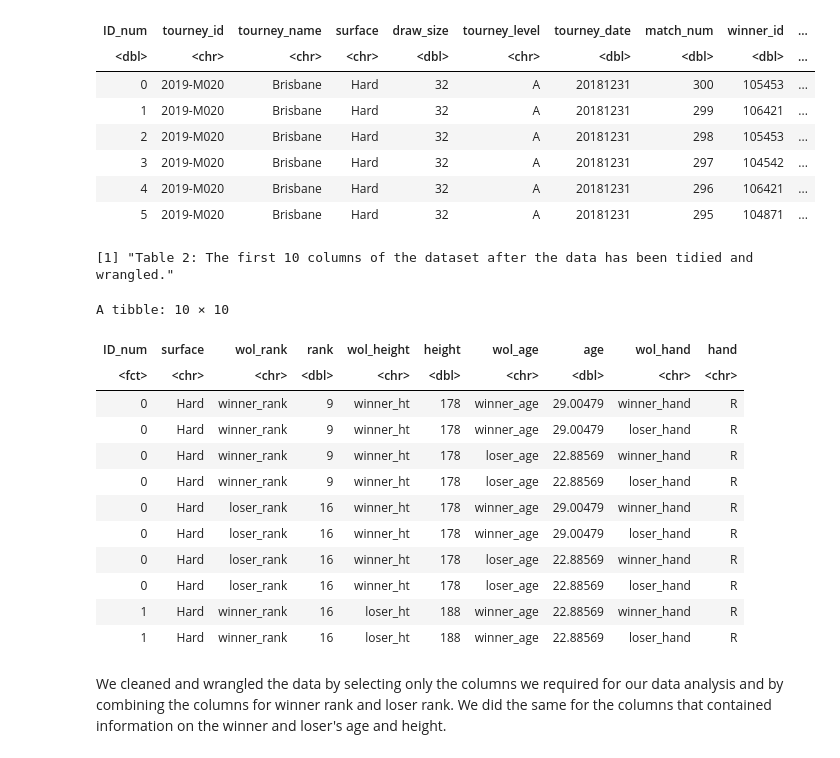
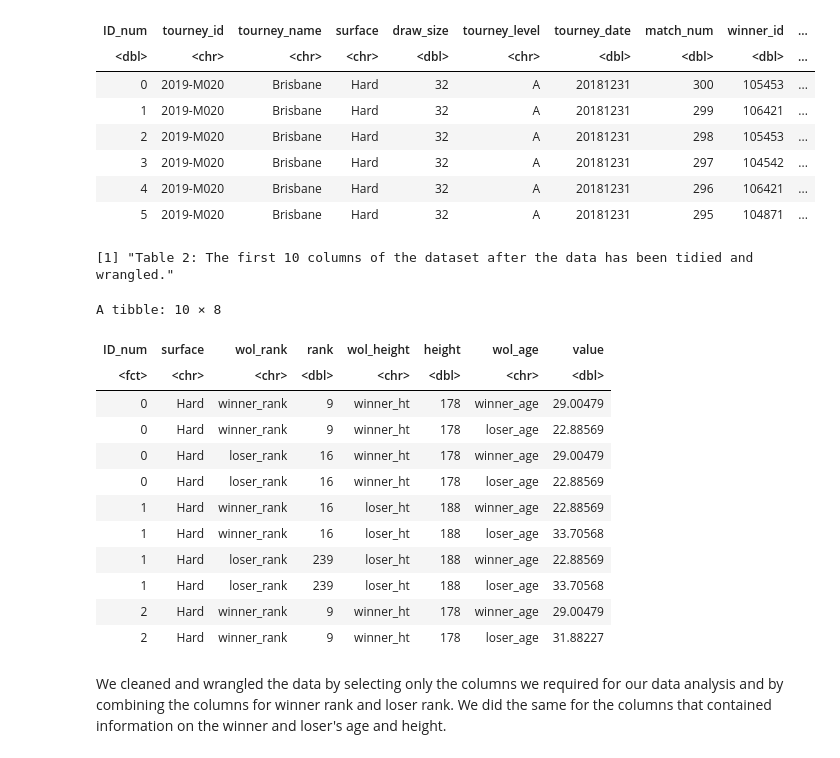
Before and after one commit to KatieSwan/DSCI100_GroupProject, a Jupyter notebook: Project_Report.ipynb, the cells around one changed output. Saved outputs shown, nothing was run; the diff lists cells and outputs as text; code cells hidden in the pictures.

Commit message:
Removed hand

```diff
--- a/Project_Report.ipynb
+++ b/Project_Report.ipynb
@@ -68,43 +68,40 @@ A tibble: 6 × 50
 # %%
 # Selecting only for rows needed in our data analysis:
 tennis_smaller <- tennis|>
-    select(ID_num,winner_hand,winner_ht,winner_age, winner_rank,surface, loser_hand,loser_ht, loser_age, loser_rank)|>
-    mutate(ID_num = as_factor(ID_num), winner_hand = as_factor(winner_hand)) # Mutating ID_num and winner_hand into factor columns.
+    select(ID_num,winner_ht,winner_age, winner_rank,surface,loser_ht, loser_age, loser_rank)|>
+    mutate(ID_num = as_factor(ID_num)) # Mutating ID_num and winner_hand into factor columns.
 # Combining winner and loser data into one column:
 tennis_pivot <- tennis_smaller |>
     pivot_longer(cols = c("winner_rank", "loser_rank"),
                      names_to = "wol_rank",
                      values_to = "rank") |>
     pivot_longer(cols = c("winner_ht", "loser_ht"),
                      names_to = "wol_height",
                      values_to = "height") |>
     pivot_longer(cols = c("winner_age", "loser_age"),
-                     names_to = "wol_age",
-                     values_to = "age") |>
-    pivot_longer(cols = c("winner_hand", "loser_hand"),
-                     names_to = "wol_hand",
-                     values_to = "hand")
-# Filtering all NA datas, unknown hand and surface
+                     names_to = "wol_age",)
+
+# Filtering all NA data in surface
 tennis_filtered <- tennis_pivot |>
                     drop_na() |>
-                    filter(hand != "U" & surface != "None")
+                    filter(surface != "None")
 print("Table 2: The first 10 columns of the dataset after the data has been tidied and wrangled.")
 head(tennis_filtered, 10) # Displaying the top 10 columns.
 # %% [output]
 [1] "Table 2: The first 10 columns of the dataset after the data has been tidied and wrangled."
-A tibble: 10 × 10
+A tibble: 10 × 8
-| ID_num | surface | wol_rank | rank | wol_height | height | wol_age | age | wol_hand | hand |
-| <fct> | <chr> | <chr> | <dbl> | <chr> | <dbl> | <chr> | <dbl> | <chr> | <chr> |
-| 0 | Hard | winner_rank | 9 | winner_ht | 178 | winner_age | 29.00479 | winner_hand | R |
-| 0 | Hard | winner_rank | 9 | winner_ht | 178 | winner_age | 29.00479 | loser_hand | R |
-| 0 | Hard | winner_rank | 9 | winner_ht | 178 | loser_age | 22.88569 | winner_hand | R |
-| 0 | Hard | winner_rank | 9 | winner_ht | 178 | loser_age | 22.88569 | loser_hand | R |
-| 0 | Hard | loser_rank | 16 | winner_ht | 178 | winner_age | 29.00479 | winner_hand | R |
-| 0 | Hard | loser_rank | 16 | winner_ht | 178 | winner_age | 29.00479 | loser_hand | R |
-| 0 | Hard | loser_rank | 16 | winner_ht | 178 | loser_age | 22.88569 | winner_hand | R |
-| 0 | Hard | loser_rank | 16 | winner_ht | 178 | loser_age | 22.88569 | loser_hand | R |
-| 1 | Hard | winner_rank | 16 | loser_ht | 188 | winner_age | 22.88569 | winner_hand | R |
-| 1 | Hard | winner_rank | 16 | loser_ht | 188 | winner_age | 22.88569 | loser_hand | R |
+| ID_num | surface | wol_rank | rank | wol_height | height | wol_age | value |
+| <fct> | <chr> | <chr> | <dbl> | <chr> | <dbl> | <chr> | <dbl> |
+| 0 | Hard | winner_rank | 9 | winner_ht | 178 | winner_age | 29.00479 |
+| 0 | Hard | winner_rank | 9 | winner_ht | 178 | loser_age | 22.88569 |
+| 0 | Hard | loser_rank | 16 | winner_ht | 178 | winner_age | 29.00479 |
+| 0 | Hard | loser_rank | 16 | winner_ht | 178 | loser_age | 22.88569 |
+| 1 | Hard | winner_rank | 16 | loser_ht | 188 | winner_age | 22.88569 |
+| 1 | Hard | winner_rank | 16 | loser_ht | 188 | loser_age | 33.70568 |
+| 1 | Hard | loser_rank | 239 | loser_ht | 188 | winner_age | 22.88569 |
+| 1 | Hard | loser_rank | 239 | loser_ht | 188 | loser_age | 33.70568 |
+| 2 | Hard | winner_rank | 9 | winner_ht | 178 | winner_age | 29.00479 |
+| 2 | Hard | winner_rank | 9 | winner_ht | 178 | loser_age | 31.88227 |
 # %% [markdown]
 We cleaned and wrangled the data by selecting only the columns we required for our data analysis and by combining the columns for winner rank and loser rank.  We did the same for the columns that contained information on the winner and loser's age and height.
 # %%
```
Also changed, not shown: parts of 1 cell of this notebook.
